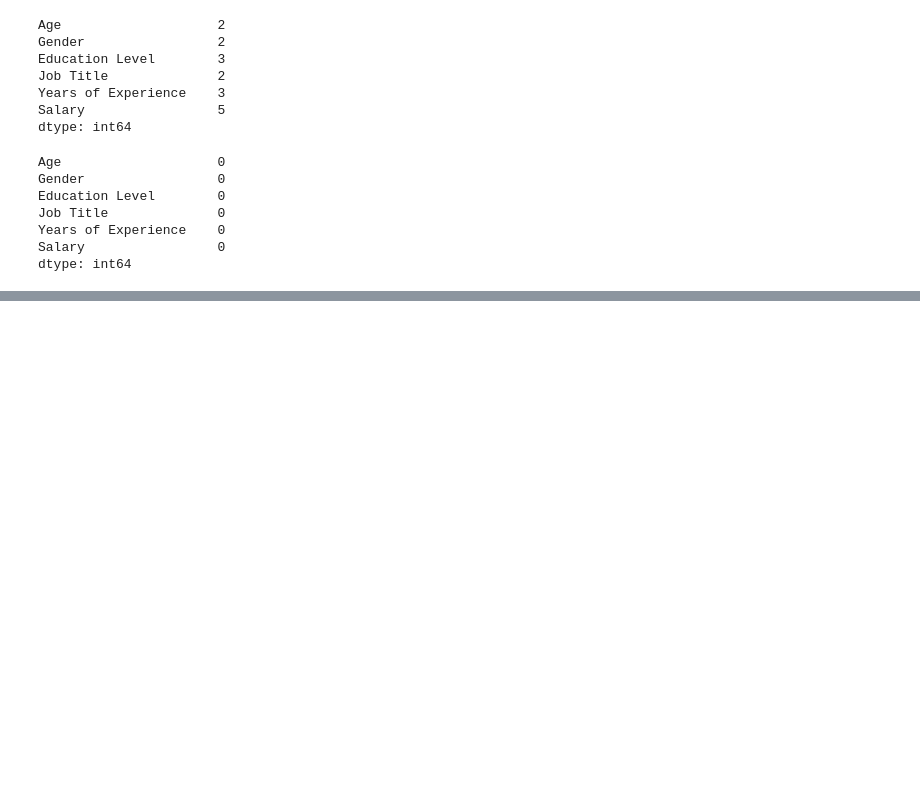
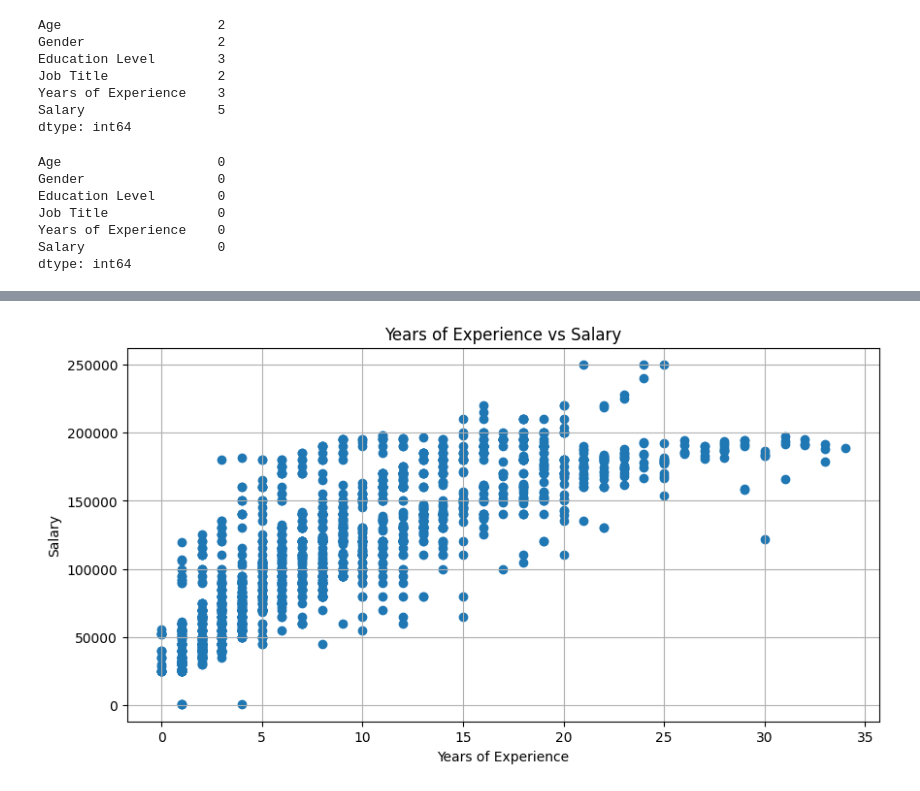
Before and after one commit to MySavEv/DataSince, a Jupyter notebook: po.ipynb, the cells around one changed output, grey strips where cells are left out. Saved outputs shown, nothing was run; the diff lists cells and outputs as text; code cells hidden in the pictures; blank space fills up the shorter version.

```diff
--- a/po.ipynb
+++ b/po.ipynb
@@ -137,0 +214,11 @@ df["Education Level"].value_counts().reset_index()
+# %%
+# plot กราฟ เงินเดืน - ประสบการทำงาน
+plt.figure(figsize=(10, 5))
+plt.scatter(df["Years of Experience"], df["Salary"])
+plt.title("Years of Experience vs Salary")
+plt.xlabel("Years of Experience")
+plt.ylabel("Salary")
+plt.grid(True)
+plt.show()
+# %% [output]
+[figure, added]
```
Also changed, not shown: parts of 23 cells of this notebook.
